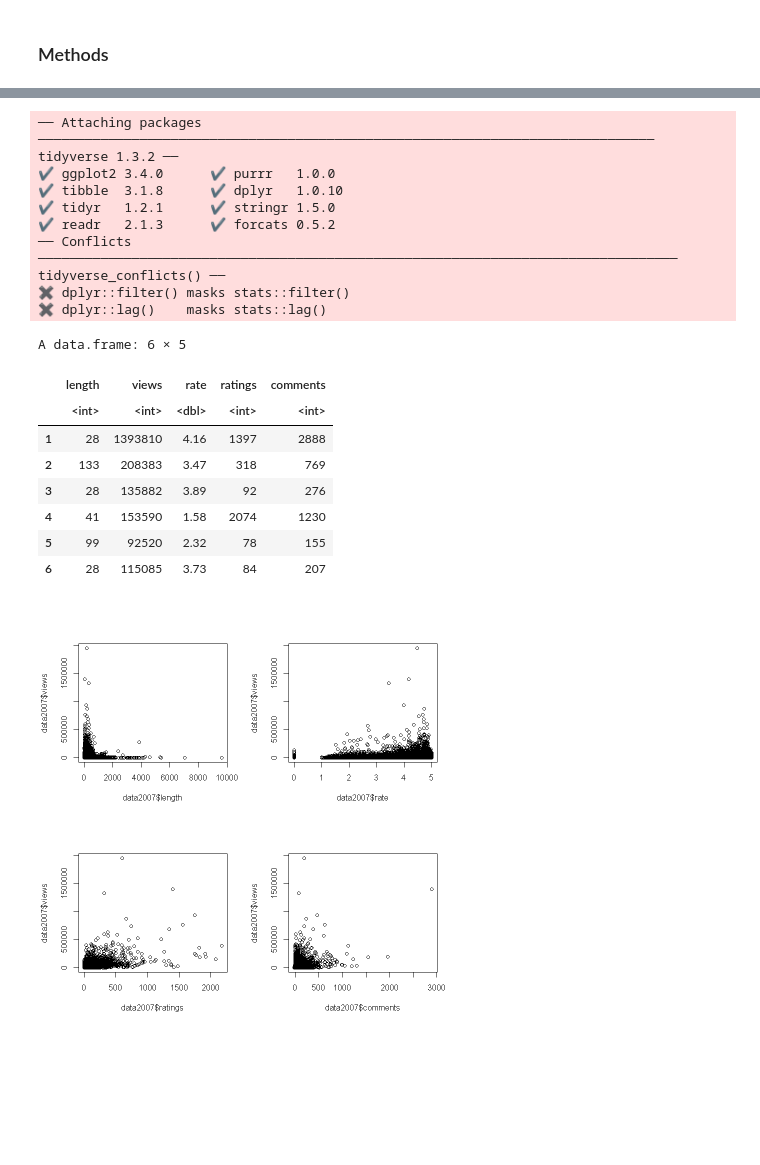
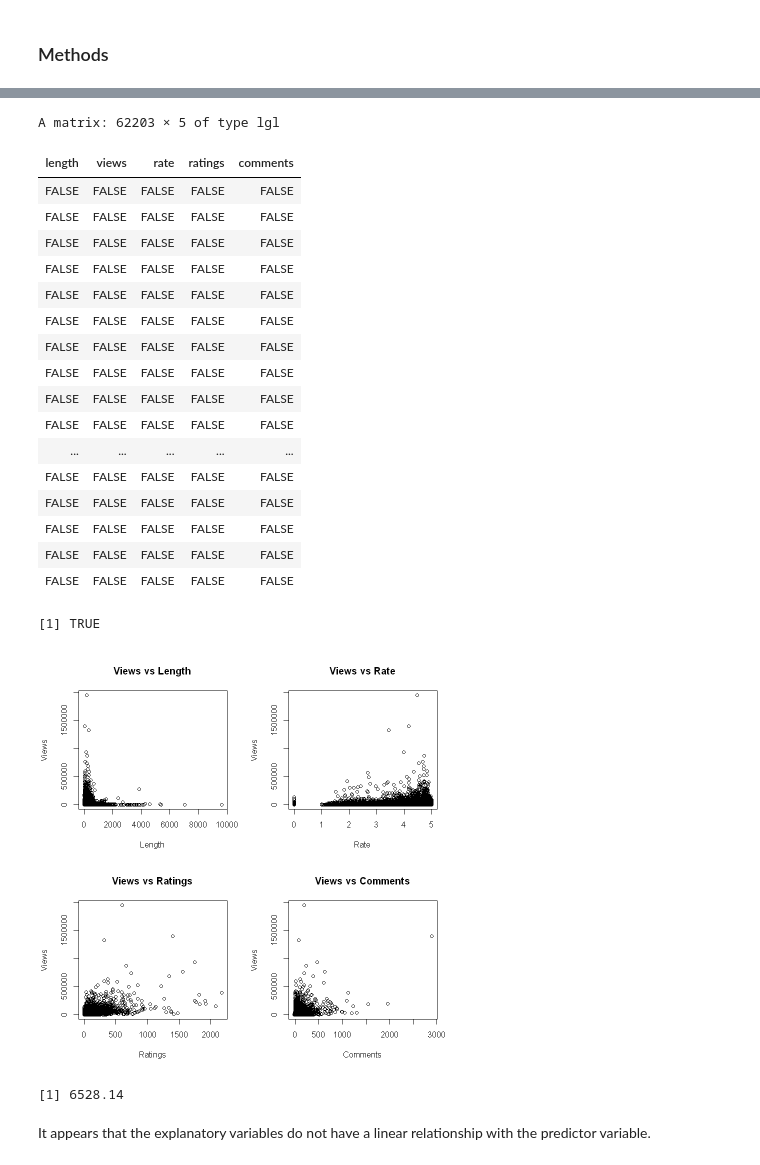
Before and after one commit to DSCI-310-2023/dsci-310-group-13, a Jupyter notebook: analysis.ipynb, the cells around one changed output, grey strips where cells are left out. Cells and saved outputs as stored; diff of their text form; code cells hidden in the pictures; blank space fills up the shorter version.

```diff
--- a/analysis.ipynb
+++ b/analysis.ipynb
@@ -104,33 +101,44 @@ write.table(datatable2007, file = "datatable2007.txt", sep = "\t",
 # %%
 #Read the data
-data2007 <- read.csv("dsci-310-group-13/data/datatable2007.txt",sep="")
-head(data2007)
+data2007 <- read.csv("data/datatable2007.txt",sep="")
+na.omit(is.na(data2007))
+is.data.frame(data2007)
 # %% [output]
-── Attaching packages ─────────────────────────────────────────────────────────────────────────────── tidyverse 1.3.2 ──
-✔ ggplot2 3.4.0      ✔ purrr   1.0.0
-✔ tibble  3.1.8      ✔ dplyr   1.0.10
-✔ tidyr   1.2.1      ✔ stringr 1.5.0
-✔ readr   2.1.3      ✔ forcats 0.5.2
-── Conflicts ────────────────────────────────────────────────────────────────────────────────── tidyverse_conflicts() ──
-✖ dplyr::filter() masks stats::filter()
-✖ dplyr::lag()    masks stats::lag()
+A matrix: 62203 × 5 of type lgl
+| length | views | rate | ratings | comments |
+| FALSE | FALSE | FALSE | FALSE | FALSE |
+| FALSE | FALSE | FALSE | FALSE | FALSE |
+| FALSE | FALSE | FALSE | FALSE | FALSE |
+| FALSE | FALSE | FALSE | FALSE | FALSE |
+| FALSE | FALSE | FALSE | FALSE | FALSE |
+| FALSE | FALSE | FALSE | FALSE | FALSE |
+| FALSE | FALSE | FALSE | FALSE | FALSE |
+| FALSE | FALSE | FALSE | FALSE | FALSE |
+| FALSE | FALSE | FALSE | FALSE | FALSE |
+| FALSE | FALSE | FALSE | FALSE | FALSE |
+| ... | ... | ... | ... | ... |
+| FALSE | FALSE | FALSE | FALSE | FALSE |
+| FALSE | FALSE | FALSE | FALSE | FALSE |
+| FALSE | FALSE | FALSE | FALSE | FALSE |
+| FALSE | FALSE | FALSE | FALSE | FALSE |
+| FALSE | FALSE | FALSE | FALSE | FALSE |
-A data.frame: 6 × 5
+[1] TRUE
-|  | length | views | rate | ratings | comments |
-|  | <int> | <int> | <dbl> | <int> | <int> |
-| 1 | 28 | 1393810 | 4.16 | 1397 | 2888 |
-| 2 | 133 | 208383 | 3.47 | 318 | 769 |
-| 3 | 28 | 135882 | 3.89 | 92 | 276 |
-| 4 | 41 | 153590 | 1.58 | 2074 | 1230 |
-| 5 | 99 | 92520 | 2.32 | 78 | 155 |
-| 6 | 28 | 115085 | 3.73 | 84 | 207 |
 # %%
 #Observe the explanatory variables individually against the predictor, views.
 par(mfrow=c(2,2))
-plot(data2007$length,data2007$views)
-plot(data2007$rate,data2007$views)
-plot(data2007$ratings,data2007$views)
-plot(data2007$comments,data2007$views)
+plot(data2007$length,data2007$views, ylab = 'Views', xlab = 'Length', main = 'Views vs Length')
+plot(data2007$rate,data2007$views, ylab = 'Views', xlab = 'Rate', main = 'Views vs Rate')
+plot(data2007$ratings,data2007$views, ylab = 'Views', xlab = 'Ratings', main = 'Views vs Ratings')
+plot(data2007$comments,data2007$views, ylab = 'Views', xlab = 'Comments', main = 'Views vs Comments')
 # %% [output]
-[figure, old version]
+[figure, new version]
+# %%
+rownum <- sample(1:nrow(data2007), 0.75*nrow(data2007))
+train <- data2007[rownum,]
+test <- data2007[-rownum,]
+# %% [output]
+[1] 6528.14
+# %% [markdown]
+It appears that the explanatory variables do not have a linear relationship with the predictor variable.
 # %%
 # Perform linear regression
```
Also changed, not shown: parts of 7 cells of this notebook.
